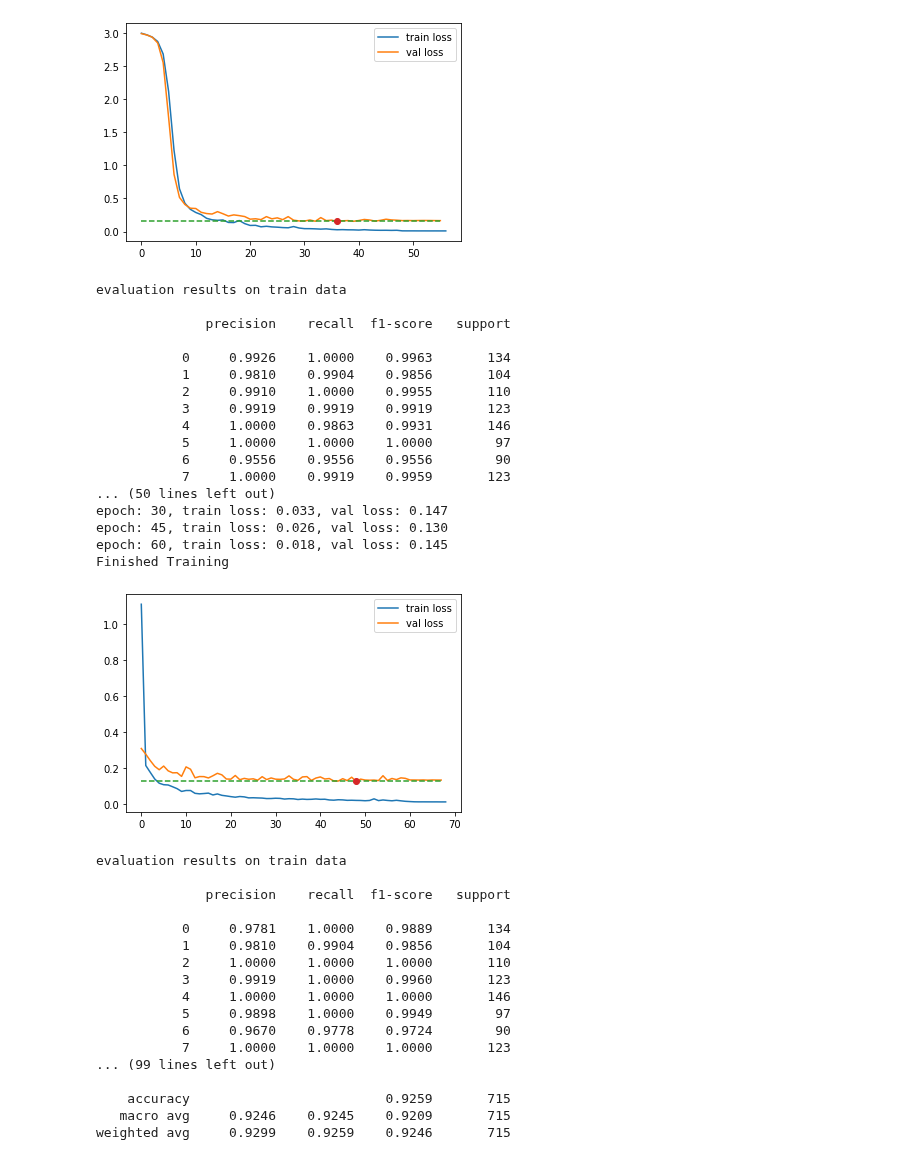
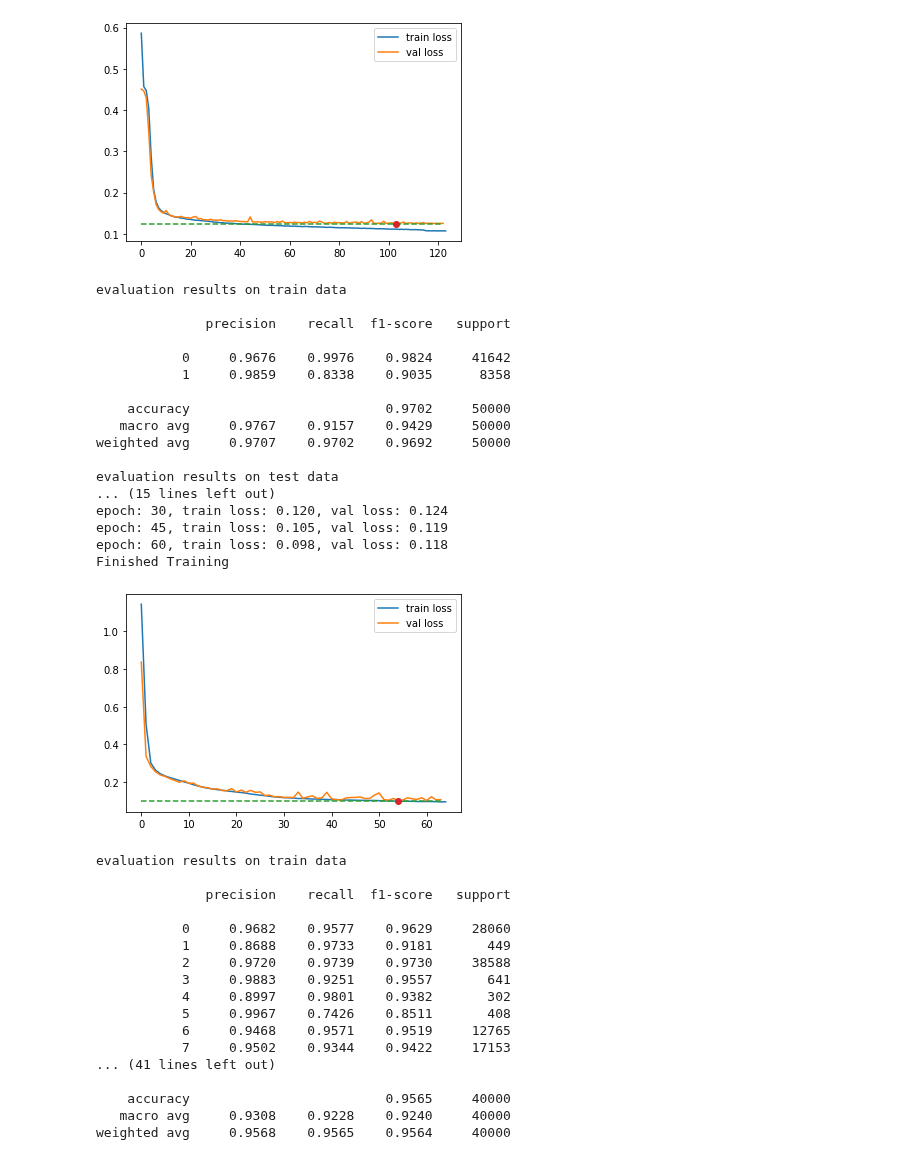
Before and after one commit to gourarushi/Character-Trajectory, a Jupyter notebook: project/CharTraj_modularized.ipynb, the cells around one changed output. Cells and saved outputs as stored; diff of their text form; code cells hidden in the pictures.

```diff
--- a/project/CharTraj_modularized.ipynb
+++ b/project/CharTraj_modularized.ipynb
@@ -29,3 +29,5 @@ Drive already mounted at /content/drive; to attempt to forcibly remount, call dr
 # %%
-%run main.py --load "models/fusionModel" --eval "fusion"
+%run main.py  --dataset "Anomaly"\
+              --load "models/latentModel"\
+              --eval "latent"
 # %% [output]
@@ -44,39 +51,39 @@ epoch: 45, train loss: 0.020, val loss: 0.171
 Finished Training
-[figure, old version]
+[figure, new version]
 evaluation results on train data
 
               precision    recall  f1-score   support
 
-           0     0.9926    1.0000    0.9963       134
-           1     0.9810    0.9904    0.9856       104
-           2     0.9910    1.0000    0.9955       110
-           3     0.9919    0.9919    0.9919       123
-           4     1.0000    0.9863    0.9931       146
-           5     1.0000    1.0000    1.0000        97
-           6     0.9556    0.9556    0.9556        90
-           7     1.0000    0.9919    0.9959       123
-... (50 lines left out)
-epoch: 30, train loss: 0.033, val loss: 0.147
-epoch: 45, train loss: 0.026, val loss: 0.130
-epoch: 60, train loss: 0.018, val loss: 0.145
+           0     0.9676    0.9976    0.9824     41642
+           1     0.9859    0.8338    0.9035      8358
+
+    accuracy                         0.9702     50000
+   macro avg     0.9767    0.9157    0.9429     50000
+weighted avg     0.9707    0.9702    0.9692     50000
+
+evaluation results on test data
+... (15 lines left out)
+epoch: 30, train loss: 0.120, val loss: 0.124
+epoch: 45, train loss: 0.105, val loss: 0.119
+epoch: 60, train loss: 0.098, val loss: 0.118
 Finished Training
-[figure, old version]
+[figure, new version]
 evaluation results on train data
 
               precision    recall  f1-score   support
 
-           0     0.9781    1.0000    0.9889       134
-           1     0.9810    0.9904    0.9856       104
-           2     1.0000    1.0000    1.0000       110
-           3     0.9919    1.0000    0.9960       123
-           4     1.0000    1.0000    1.0000       146
-           5     0.9898    1.0000    0.9949        97
-           6     0.9670    0.9778    0.9724        90
-           7     1.0000    1.0000    1.0000       123
-... (99 lines left out)
+           0     0.9682    0.9577    0.9629     28060
+           1     0.8688    0.9733    0.9181       449
+           2     0.9720    0.9739    0.9730     38588
+           3     0.9883    0.9251    0.9557       641
+           4     0.8997    0.9801    0.9382       302
+           5     0.9967    0.7426    0.8511       408
+           6     0.9468    0.9571    0.9519     12765
+           7     0.9502    0.9344    0.9422     17153
+... (41 lines left out)
 
-    accuracy                         0.9259       715
-   macro avg     0.9246    0.9245    0.9209       715
-weighted avg     0.9299    0.9259    0.9246       715
+    accuracy                         0.9565     40000
+   macro avg     0.9308    0.9228    0.9240     40000
+weighted avg     0.9568    0.9565    0.9564     40000
 # %%
 !pipreqs --savepath "/content/drive/MyDrive/project/req.txt"
```
Also changed, not shown: parts of 3 cells of this notebook.
